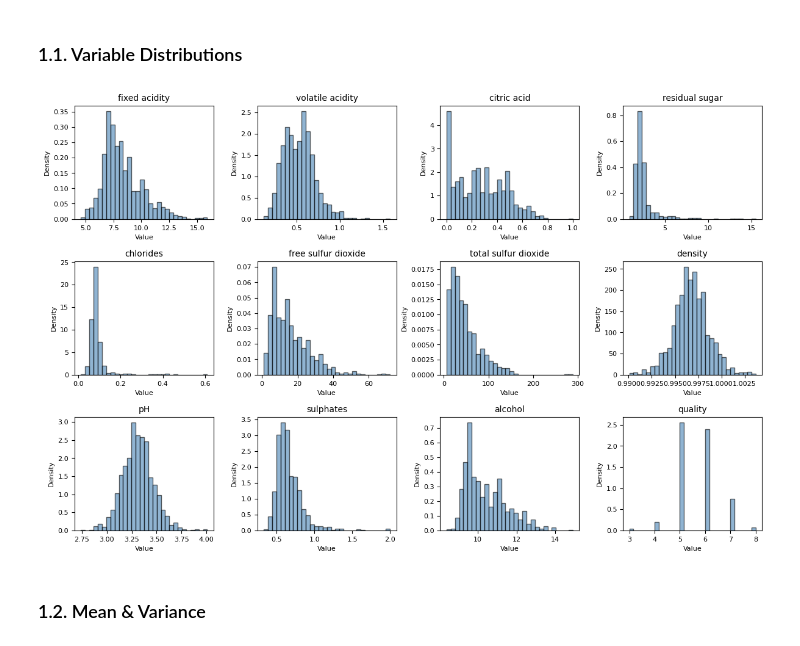
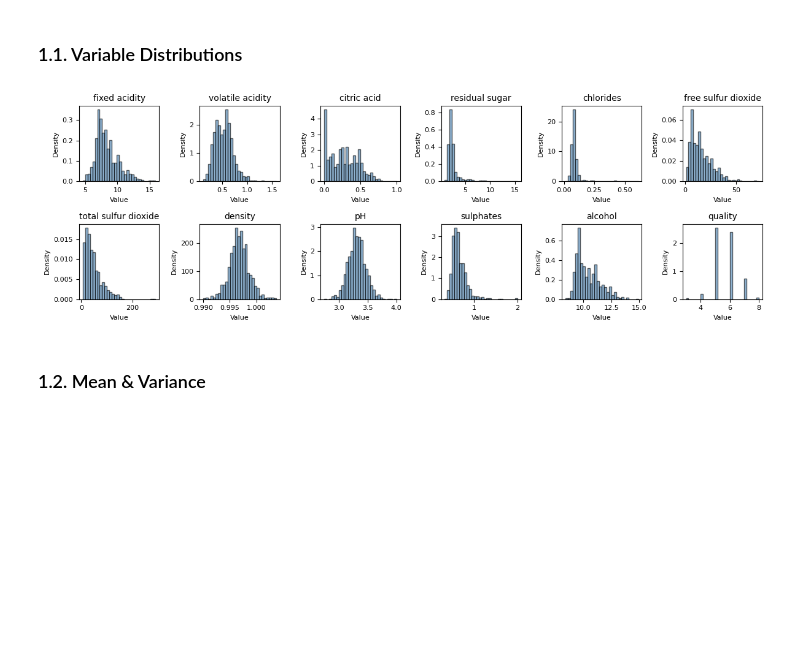
Before and after one commit to SaianPatel/InferentialStatistics, a Jupyter notebook: Coursework/1_EDA.ipynb, the cells around one changed output. Saved outputs shown, nothing was run; the diff lists cells and outputs as text; code cells hidden in the pictures; blank space fills up the shorter version.

```diff
--- a/Coursework/1_EDA.ipynb
+++ b/Coursework/1_EDA.ipynb
@@ -14,32 +14,32 @@ df = pd.read_csv("Data/winequality-red.csv")
 # %%
 # Plot histograms of each variable in the dataset
 
 # Determine grid size (n x n variables)
 num_features = len(df.columns)
 grid_size = math.ceil(math.sqrt(num_features))  # Create an n x n grid
 
 # Set up subplots
-fig, axes = plt.subplots(nrows=grid_size, ncols=grid_size, figsize=(12, 10))
+fig, axes = plt.subplots(nrows=2, ncols=6, figsize=(12, 4))
 axes = axes.flatten()  # Flatten the 2D array to easily iterate
 
 # Loop through each feature and plot its histogram
 for i, col in enumerate(df.columns):
     ax = axes[i]
     ax.hist(df[col], bins=30, density=True, alpha=0.6, color="steelblue", edgecolor="black")
     ax.set_title(col, fontsize=10)
     ax.set_ylabel("Density", fontsize=8)
     ax.set_xlabel("Value", fontsize=8)
     ax.tick_params(axis='both', labelsize=8)
 
 # Remove unused subplots (if any)
 for j in range(i + 1, len(axes)):
     fig.delaxes(axes[j])  # Remove extra empty plots
 
 # Adjust layout for better readability
 plt.tight_layout()
 plt.show()
 # %% [output]
-[figure, old version]
+[figure, new version]
 # %% [markdown]
 ### 1.2. Mean & Variance
 # %%
```
Also changed, not shown: parts of 1 cell of this notebook.
